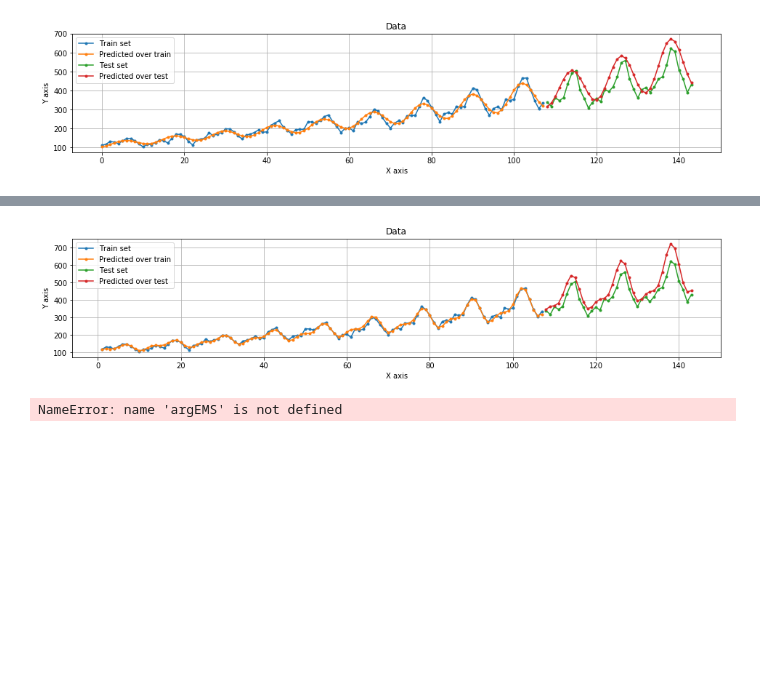
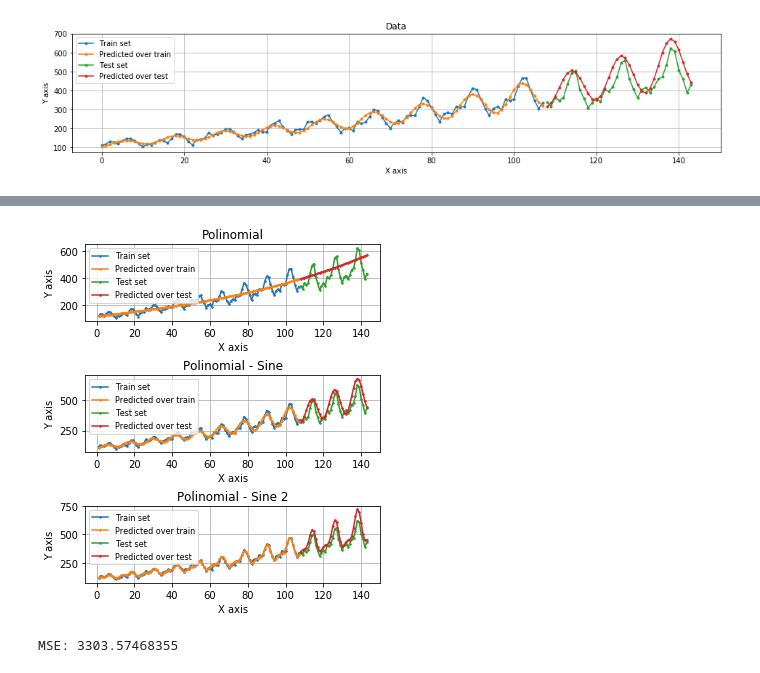
Before and after one commit to lerkoah/AprendizajeProbabilistico, a Jupyter notebook: Tarea1/p2.ipynb, the cells around one changed output, grey strips where cells are left out. Cells and saved outputs as stored; diff of their text form; code cells hidden in the pictures; blank space fills up the shorter version.

Commit message:
Saving Figures

```diff
--- a/Tarea1/p2.ipynb
+++ b/Tarea1/p2.ipynb
@@ -119,19 +119,20 @@ theta = map_estimate['theta']
 X_test = test_set[:,0]
 Y_test = test_set[:,1]
 
-Y_train_hat = np.polyval(theta,X)
-Y_hat = np.polyval(theta,X_test)
+Y_train_hat_pol = np.polyval(theta,X)
+Y_hat_pol = np.polyval(theta,X_test)
 
 fig = plt.figure(0,(16,3))
 plt.plot(X,Y,'.-')
-plt.plot(X,Y_train_hat,'.-')
+plt.plot(X,Y_train_hat_pol,'.-')
 plt.plot(X_test,Y_test,'.-')
-plt.plot(X_test,Y_hat ,'.-')
+plt.plot(X_test,Y_hat_pol ,'.-')
 plt.title('Data')
 plt.xlabel('X axis')
 plt.ylabel('Y axis')
 plt.legend(('Train set', 'Predicted over train', 'Test set', 'Predicted over test'))
 plt.grid()
+plt.savefig('final.pdf', format = 'pdf', bbox_inches = 'tight')
 plt.show(fig)
 # %% [output]
 [figure]
@@ -169,7 +170,7 @@ model = mle.Normal(y, theta[3]+theta[2]*X+theta[1]*np.power(X,2)+theta[0]*np.pow
 
 
 # Fit model to data
-result = model.fit({'x': X, 'y': Y}, {'theta1': 100, 'theta2': 60, 'theta3': -10, 'theta4': 0.01, 'sigma': 1})
+result = model.fit({'x': X, 'y': Y}, {'theta1': 100, 'theta2': 60, 'theta3': 10, 'theta4': 0.01, 'sigma': 1})
 print(result)
 # %% [output]
 X shape: 108
@@ -195,19 +196,20 @@ theta_sin = [float(result.x['theta1']), float(result.x['theta2']), float(result.
 X_test = test_set[:,0]
 Y_test = test_set[:,1]
 
-Y_train_hat = np.polyval(theta,X)+ float(result.x['theta1'])*np.sin(float(result.x['theta2'])*X + float(result.x['theta3']))*np.exp(float(result.x['theta4'])*X)
-Y_hat = np.polyval(theta,X_test) + float(result.x['theta1'])*np.sin(float(result.x['theta2'])*X_test + float(result.x['theta3']))*np.exp(float(result.x['theta4'])*X_test)
+Y_train_hat_polsin = np.polyval(theta,X)+ float(result.x['theta1'])*np.sin(float(result.x['theta2'])*X + float(result.x['theta3']))*np.exp(float(result.x['theta4'])*X)
+Y_hat_polsin = np.polyval(theta,X_test) + float(result.x['theta1'])*np.sin(float(result.x['theta2'])*X_test + float(result.x['theta3']))*np.exp(float(result.x['theta4'])*X_test)
 
 fig = plt.figure(0,(16,3))
 plt.plot(X,Y,'.-')
-plt.plot(X,Y_train_hat,'.-')
+plt.plot(X,Y_train_hat_polsin,'.-')
 plt.plot(X_test,Y_test,'.-')
-plt.plot(X_test,Y_hat ,'.-')
+plt.plot(X_test,Y_hat_polsin ,'.-')
 plt.title('Data')
 plt.xlabel('X axis')
 plt.ylabel('Y axis')
 plt.legend(('Train set', 'Predicted over train', 'Test set', 'Predicted over test'))
 plt.grid()
+plt.savefig('final.pdf', format = 'pdf', bbox_inches = 'tight')
 plt.show(fig)
 # %% [output]
 [figure]
@@ -260,28 +262,55 @@ Optimization terminated successfully.
 # %%
 theta_sin_sin = [float(result.x['theta1']), float(result.x['theta2']), float(result.x['theta3']),float(result.x['theta4'])]
 
 X_test = test_set[:,0]
 Y_test = test_set[:,1]
 
 Y_train_hat = f_pol_sin(X,theta,theta_sin)+ float(result.x['theta1'])*np.sin(float(result.x['theta2'])*X + float(result.x['theta3']))*np.exp(float(result.x['theta4'])*X)
 Y_hat = f_pol_sin(X_test,theta,theta_sin) + float(result.x['theta1'])*np.sin(float(result.x['theta2'])*X_test + float(result.x['theta3']))*np.exp(float(result.x['theta4'])*X_test)
 
-fig = plt.figure(0,(16,3))
-plt.plot(X[1:],Y[1:],'.-')
-plt.plot(X[1:],Y_train_hat[1:],'.-')
-plt.plot(X_test,Y_test,'.-')
-plt.plot(X_test,Y_hat ,'.-')
-plt.title('Data')
-plt.xlabel('X axis')
-plt.ylabel('Y axis')
-plt.legend(('Train set', 'Predicted over train', 'Test set', 'Predicted over test'))
-plt.grid()
+fig, ax = plt.subplots(3,1)
+fig.set_figheight(6)
+fig.set_figwidth(5)
+
+ax[0].plot(X[1:],Y[1:],'.-', ms = 3)
+ax[0].plot(X[1:],Y_train_hat_pol[1:],'.-', ms = 3)
+ax[0].plot(X_test,Y_test,'.-', ms = 3)
+ax[0].plot(X_test,Y_hat_pol ,'.-', ms = 3)
+ax[0].set_title('Polinomial')
+ax[0].set_xlabel('X axis')
+ax[0].set_ylabel('Y axis')
+ax[0].legend(('Train set', 'Predicted over train', 'Test set', 'Predicted over test'), prop={'size':8})
+ax[0].grid()
+
+ax[1].plot(X[1:],Y[1:],'.-', ms = 3)
+ax[1].plot(X[1:],Y_train_hat_polsin[1:],'.-', ms = 3)
+ax[1].plot(X_test,Y_test,'.-', ms = 3)
+ax[1].plot(X_test,Y_hat_polsin ,'.-', ms = 3)
+ax[1].set_title('Polinomial - Sine')
+ax[1].set_xlabel('X axis')
+ax[1].set_ylabel('Y axis')
+ax[1].legend(('Train set', 'Predicted over train', 'Test set', 'Predicted over test'), prop={'size':8})
+ax[1].grid()
+
+ax[2].plot(X[1:],Y[1:],'.-', ms = 3)
+ax[2].plot(X[1:],Y_train_hat[1:],'.-', ms = 3)
+ax[2].plot(X_test,Y_test,'.-', ms = 3)
+ax[2].plot(X_test,Y_hat ,'.-', ms = 3)
+ax[2].set_title('Polinomial - Sine 2')
+ax[2].set_xlabel('X axis')
+ax[2].set_ylabel('Y axis')
+ax[2].legend(('Train set', 'Predicted over train', 'Test set', 'Predicted over test'), prop={'size':8})
+ax[2].grid()
+
+plt.tight_layout()
+fig.subplots_adjust(top=0.88)
+plt.savefig('final.eps', format = 'eps', bbox_inches = 'tight')
 plt.show(fig)
 # %% [output]
-[figure, old version]
+[figure, new version]
 # %%
 argMSE = (Y_test-Y_hat)**2
-MSE = np.mean(argEMS)
-print("MSE: %s" % EMS)
+MSE = np.mean(argMSE)
+print("MSE: %s" % MSE)
 # %% [output]
-NameError: name 'argEMS' is not defined
+MSE: 3303.57468355
```
Also changed, not shown: parts of 4 cells of this notebook, 6 other files.
